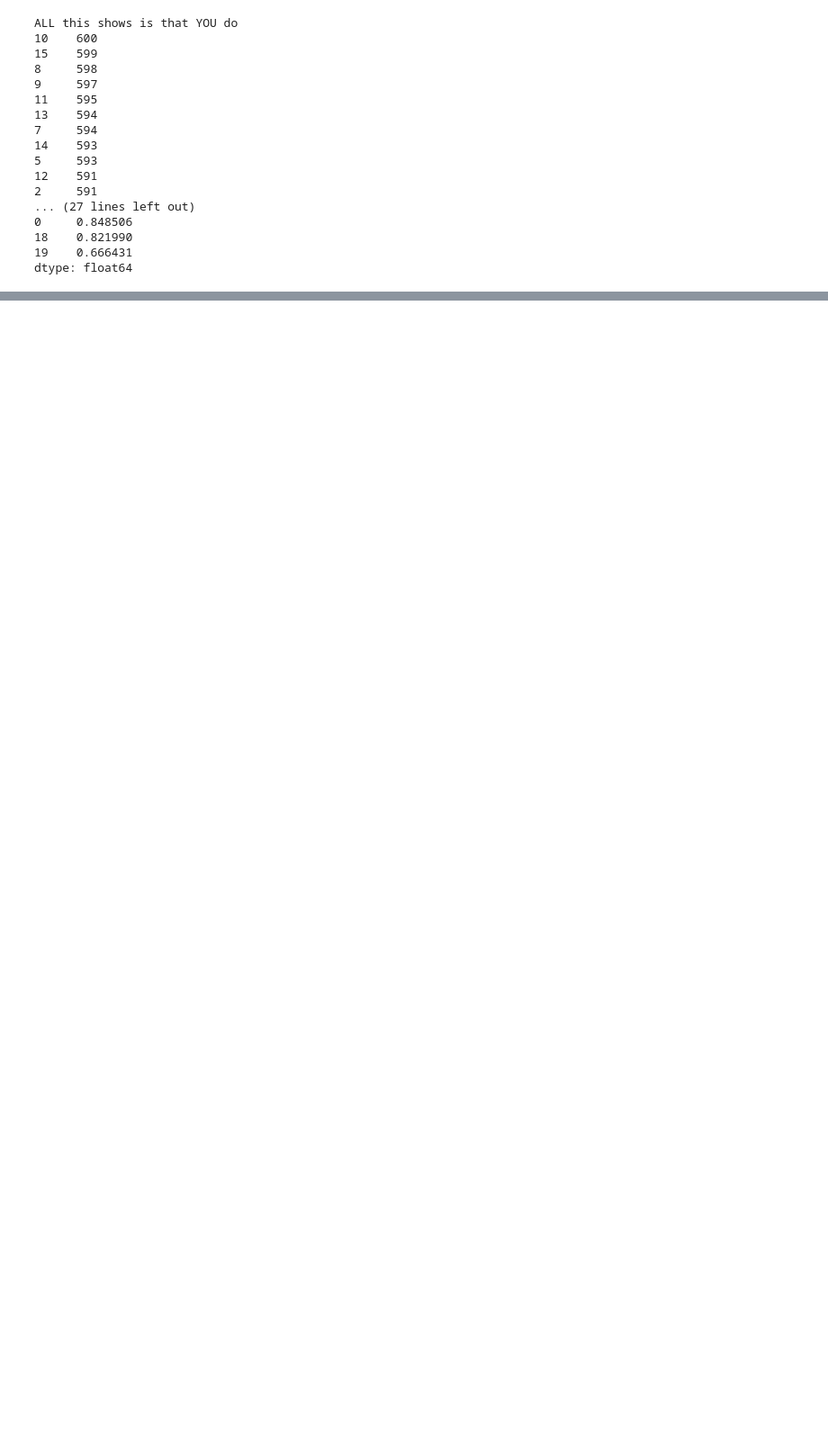
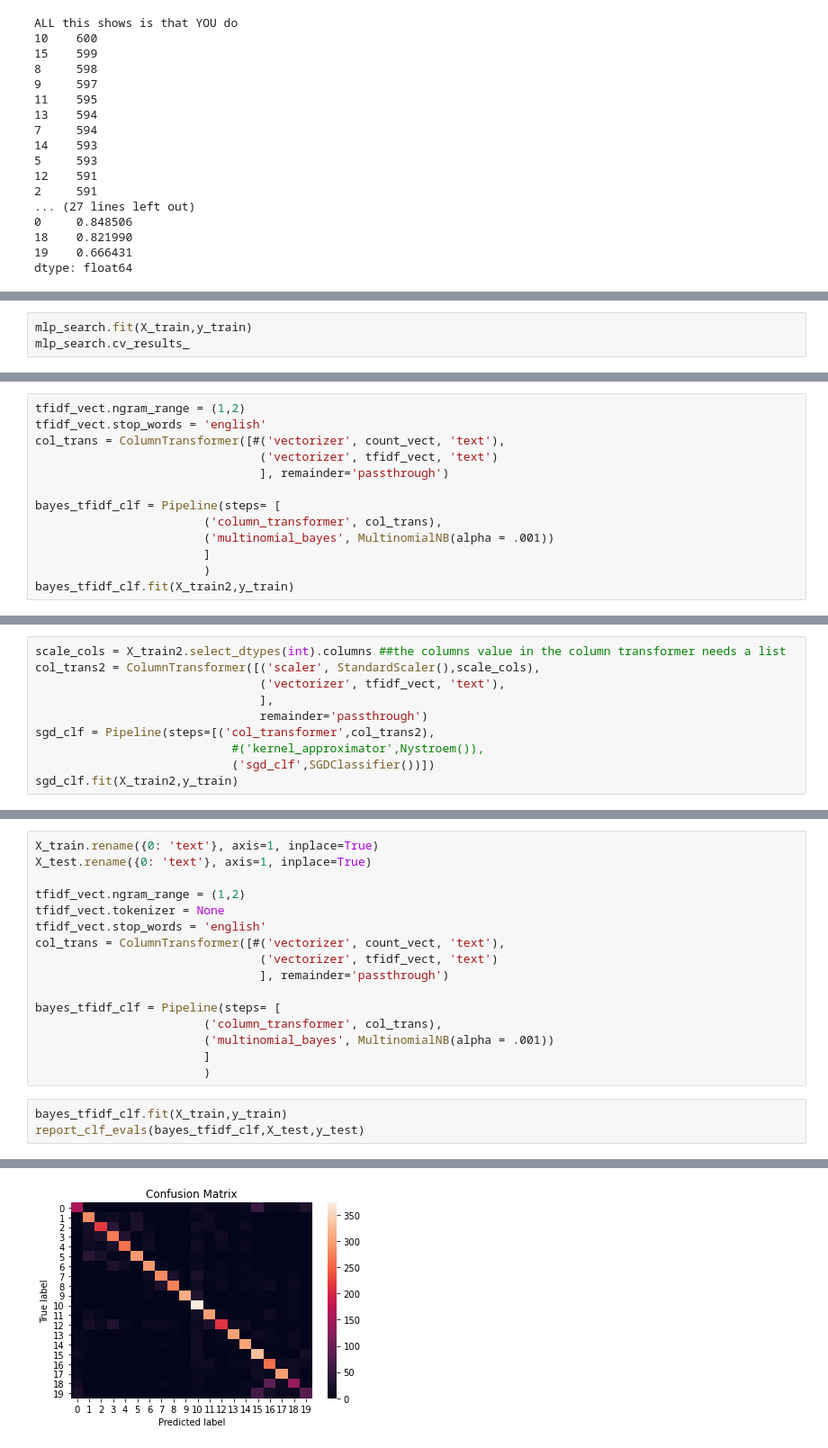
Before and after one commit to philosofool/learning, a Jupyter notebook: newsgroups/newsgroups.ipynb, the cells around one changed output, grey strips where cells are left out. Shown at 90% size. Drawn from its saved outputs; the diff is of its cells as text; blank space fills up the shorter version.

```diff
--- a/newsgroups/newsgroups.ipynb
+++ b/newsgroups/newsgroups.ipynb
@@ -209,0 +323,3 @@ rec.sport.hockey sci.crypt
+# %%
+mlp_search.fit(X_train,y_train)
+mlp_search.cv_results_
@@ -209,0 +403,13 @@ rec.sport.hockey sci.crypt
+# %%
+tfidf_vect.ngram_range = (1,2)
+tfidf_vect.stop_words = 'english'
+col_trans = ColumnTransformer([#('vectorizer', count_vect, 'text'),
+                                ('vectorizer', tfidf_vect, 'text')
+                                ], remainder='passthrough')
+
+bayes_tfidf_clf = Pipeline(steps= [
+                        ('column_transformer', col_trans),
+                        ('multinomial_bayes', MultinomialNB(alpha = .001))
+                        ]
+                        )
+bayes_tfidf_clf.fit(X_train2,y_train)
@@ -209,0 +419,10 @@ rec.sport.hockey sci.crypt
+# %%
+scale_cols = X_train2.select_dtypes(int).columns ##the columns value in the column transformer needs a list
+col_trans2 = ColumnTransformer([('scaler', StandardScaler(),scale_cols),
+                                ('vectorizer', tfidf_vect, 'text'),
+                                ],
+                                remainder='passthrough')
+sgd_clf = Pipeline(steps=[('col_transformer',col_trans2),
+                            #('kernel_approximator',Nystroem()),
+                            ('sgd_clf',SGDClassifier())])
+sgd_clf.fit(X_train2,y_train)
@@ -209,0 +487,20 @@ rec.sport.hockey sci.crypt
+# %%
+X_train.rename({0: 'text'}, axis=1, inplace=True)
+X_test.rename({0: 'text'}, axis=1, inplace=True)
+
+tfidf_vect.ngram_range = (1,2)
+tfidf_vect.tokenizer = None
+tfidf_vect.stop_words = 'english'
+col_trans = ColumnTransformer([#('vectorizer', count_vect, 'text'),
+                                ('vectorizer', tfidf_vect, 'text')
+                                ], remainder='passthrough')
+
+bayes_tfidf_clf = Pipeline(steps= [
+                        ('column_transformer', col_trans),
+                        ('multinomial_bayes', MultinomialNB(alpha = .001))
+                        ]
+                        )
+# %%
+bayes_tfidf_clf.fit(X_train,y_train)
+report_clf_evals(bayes_tfidf_clf,X_test,y_test)
+# %% [output]
@@ -209,0 +511 @@ rec.sport.hockey sci.crypt
+[figure, added]
```
Also changed, not shown: parts of 66 cells of this notebook.
